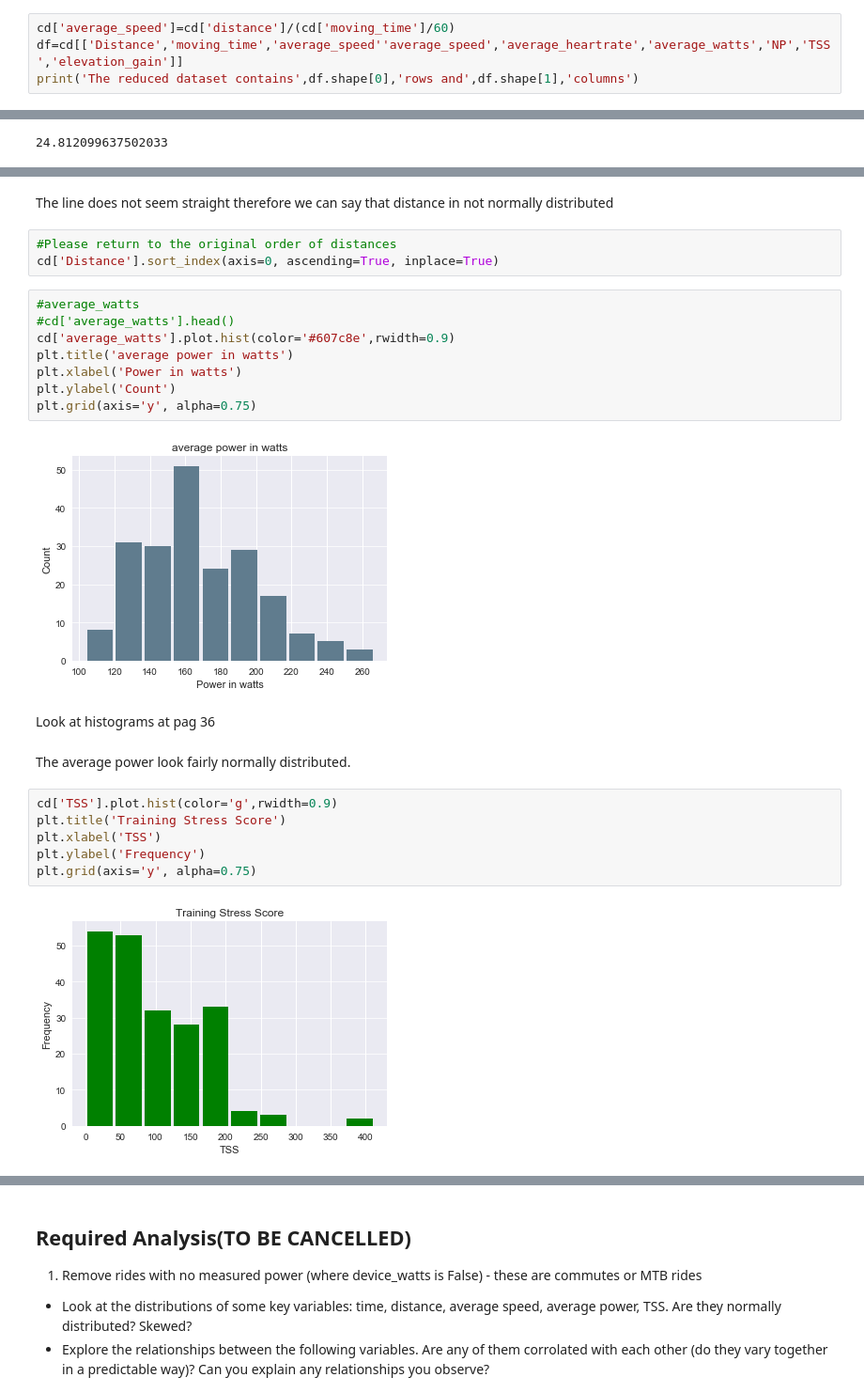
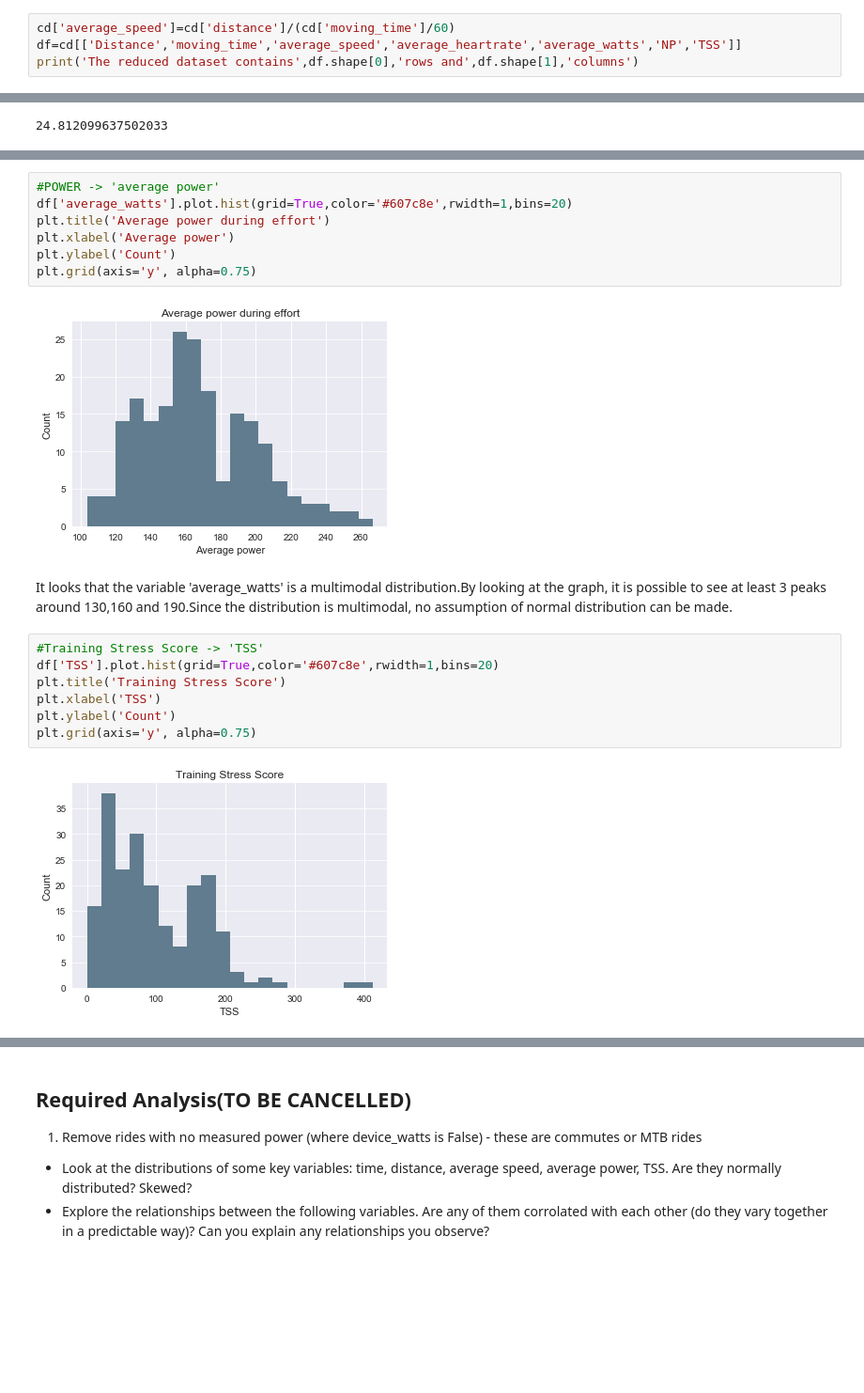
Before and after one commit to fracomp/datascience, a Jupyter notebook: Portfolio 1.ipynb, the cells around one changed output, grey strips where cells are left out. Shown: that part at 94% size. Saved outputs shown, nothing was run; the diff lists cells and outputs as text; blank space fills up the shorter version.

```diff
--- a/Portfolio 1.ipynb
+++ b/Portfolio 1.ipynb
@@ -91,6 +91,6 @@ The dataset with no measured power now contains 209 rows and 372 columns
 Before looking at the distribution of this variables, I create a smaller dataset in order to include this variables that will be useful for future analysis. In addition, since 'average speed' is not in the original dataset we manually calculate this quantity (average speed is in km/h).
 # %%
 cd['average_speed']=cd['distance']/(cd['moving_time']/60)
-df=cd[['Distance','moving_time','average_speed''average_speed','average_heartrate','average_watts','NP','TSS','elevation_gain']]
+df=cd[['Distance','moving_time','average_speed','average_heartrate','average_watts','NP','TSS']]
 print('The reduced dataset contains',df.shape[0],'rows and',df.shape[1],'columns')
 # %% [output]
@@ -181,27 +157,20 @@ plt.show()
-# %% [markdown]
-The line does not seem straight therefore we can say that distance in not normally distributed
-# %%
-#Please return to the original order of distances
-cd['Distance'].sort_index(axis=0, ascending=True, inplace=True)
 # %%
-#average_watts
-#cd['average_watts'].head()
-cd['average_watts'].plot.hist(color='#607c8e',rwidth=0.9)
-plt.title('average power in watts')
-plt.xlabel('Power in watts')
+#POWER -> 'average power'
+df['average_watts'].plot.hist(grid=True,color='#607c8e',rwidth=1,bins=20)
+plt.title('Average power during effort')
+plt.xlabel('Average power')
 plt.ylabel('Count')
 plt.grid(axis='y', alpha=0.75)
 # %% [output]
-[figure, old version]
+[figure, new version]
-# %% [markdown]
-Look at histograms at pag 36
-# %% [markdown]
-The average power look fairly normally distributed.
+# %% [markdown]
+It looks that the variable 'average_watts' is a multimodal distribution.By looking at the graph, it is possible to see at least 3 peaks around 130,160 and 190.Since the distribution is multimodal, no assumption of normal distribution can be made.
 # %%
-cd['TSS'].plot.hist(color='g',rwidth=0.9)
+#Training Stress Score -> 'TSS'
+df['TSS'].plot.hist(grid=True,color='#607c8e',rwidth=1,bins=20)
 plt.title('Training Stress Score')
 plt.xlabel('TSS')
-plt.ylabel('Frequency')
+plt.ylabel('Count')
 plt.grid(axis='y', alpha=0.75)
 # %% [output]
-[figure, old version]
+[figure, new version]
```
Also changed, not shown: parts of 18 cells of this notebook.
